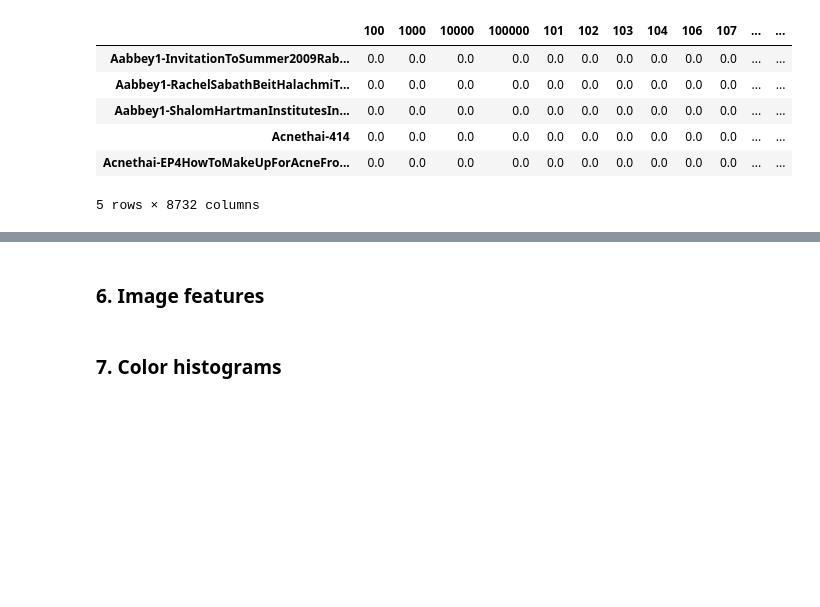
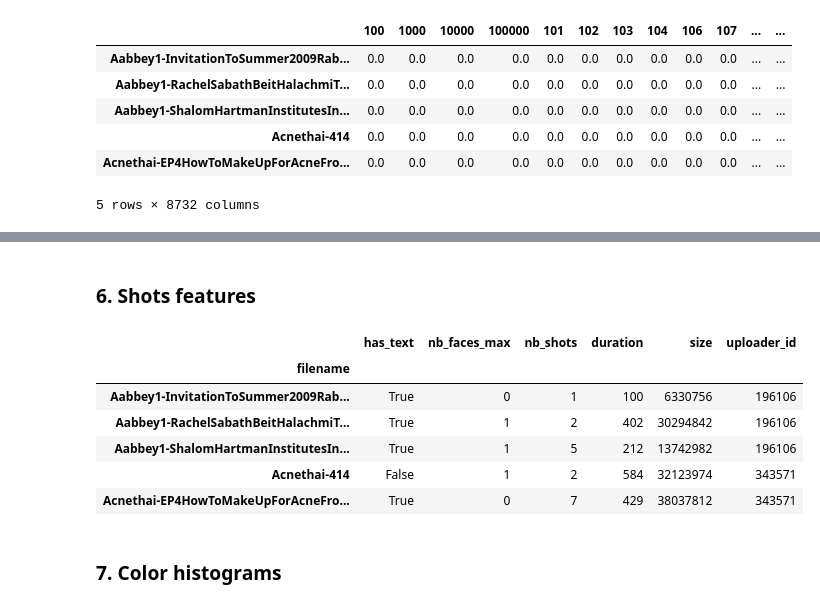
Before and after one commit to cmisid/Karadoc, a Jupyter notebook: notebooks/metaclassification.ipynb, the cells around one changed output, grey strips where cells are left out. Saved outputs shown, nothing was run; the diff lists cells and outputs as text; code cells hidden in the pictures; blank space fills up the shorter version.

```diff
--- a/notebooks/metaclassification.ipynb
+++ b/notebooks/metaclassification.ipynb
@@ -82,5 +95,22 @@ tfidf_trans.head()
 # %% [markdown]
-### 6. Image features
+### 6. Shots features
+# %%
+shots_features = pd.read_csv('../features/shots/shots_metadata.csv')
+metadata_df = pd.read_csv('../features/metadata/attributes.csv')
+shots_features = shots_features.merge(metadata_df, on='filename')
+shots_features.set_index('filename', inplace=True)
+features = ['has_text', 'nb_faces_max', 'nb_shots', 'duration', 'size', 'uploader_id']
+shots_features = shots_features[features]
+
+shots_features.head()
+# %% [output]
+|  | has_text | nb_faces_max | nb_shots | duration | size | uploader_id |
+| filename |  |  |  |  |  |  |
+| Aabbey1-InvitationToSummer2009Rab... | True | 0 | 1 | 100 | 6330756 | 196106 |
+| Aabbey1-RachelSabathBeitHalachmiT... | True | 1 | 2 | 402 | 30294842 | 196106 |
+| Aabbey1-ShalomHartmanInstitutesIn... | True | 1 | 5 | 212 | 13742982 | 196106 |
+| Acnethai-414 | False | 1 | 2 | 584 | 32123974 | 343571 |
+| Acnethai-EP4HowToMakeUpForAcneFro... | True | 0 | 7 | 429 | 38037812 | 343571 |
 # %% [markdown]
 ### 7. Color histograms
 # %% [markdown]
```
Also changed, not shown: parts of 4 cells of this notebook, 1 other file.
